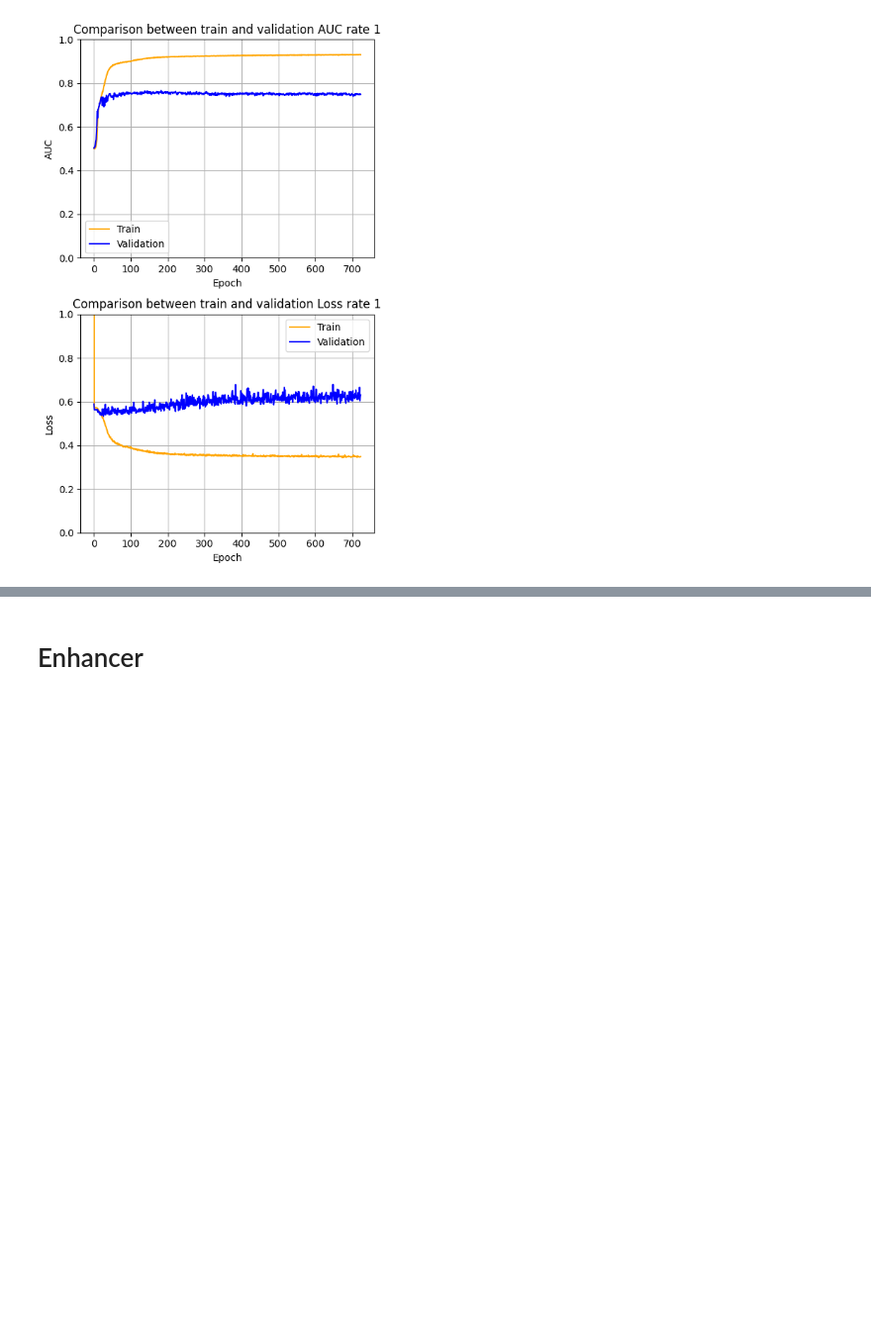
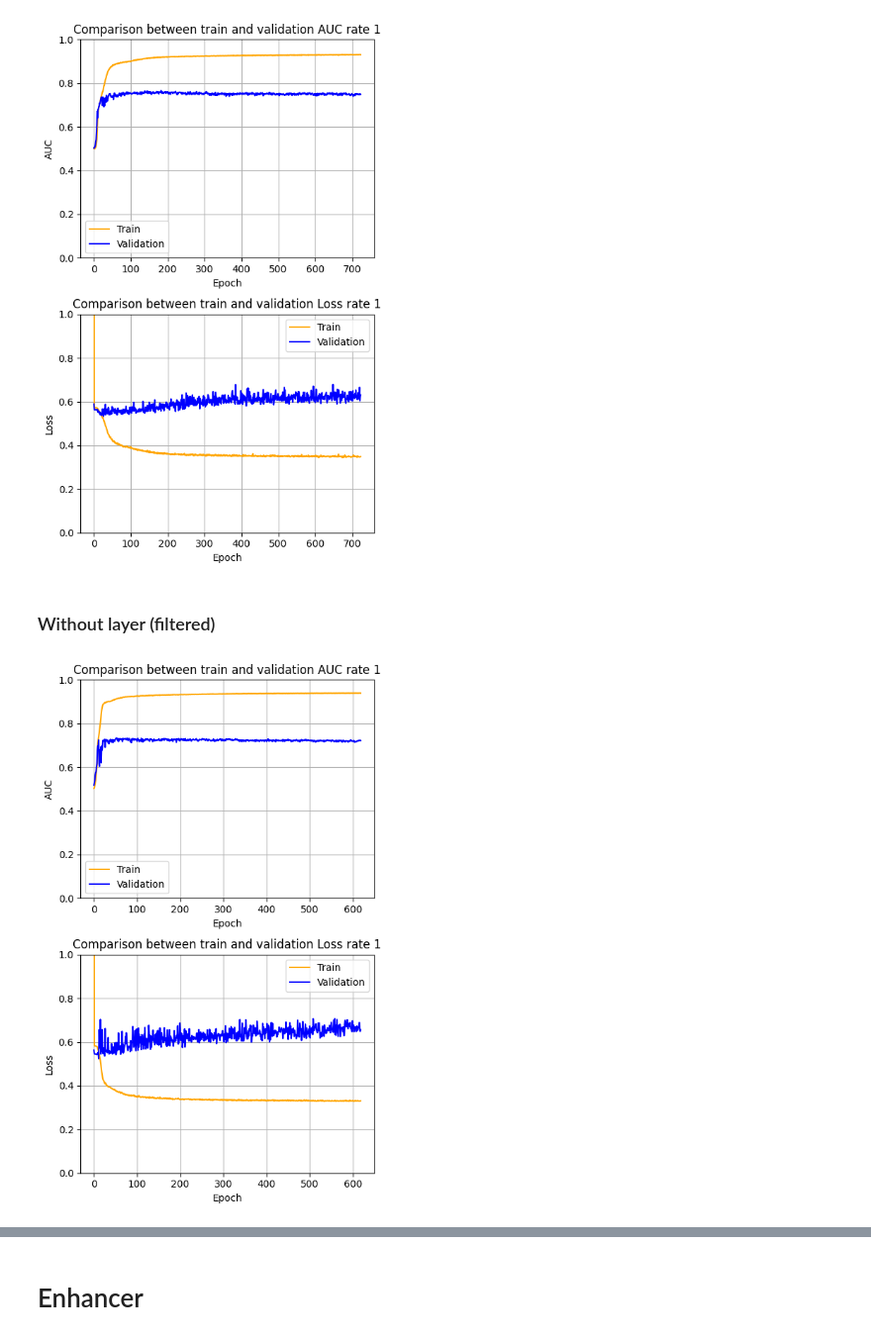
Before and after one commit to Pascal676767/code_scbasset, a Jupyter notebook: source/scBasset/analyse/AUC_Loss.ipynb, the cells around one changed output, grey strips where cells are left out. Shown at 99% size. Drawn from its saved outputs; the diff is of its cells as text; code cells hidden in the pictures; blank space fills up the shorter version.

```diff
--- a/source/analyse/AUC_Loss.ipynb
+++ b/source/scBasset/analyse/AUC_Loss.ipynb
@@ -104,3 +121,12 @@ title_auc = 'Comparison between train and validation AUC rate 1'
 train_validation_comparison(file_path, title_loss, title_auc)
 # %% [output]
 [figure]
+# %% [markdown]
+### Without layer (filtered)
+# %%
+file_path = '../../../results_scbasset/promotor/model/l2_regularization/0_5/test_new_model/history.pickle'
+title_loss = 'Comparison between train and validation Loss rate 1'
+title_auc = 'Comparison between train and validation AUC rate 1'
+train_validation_comparison(file_path, title_loss, title_auc)
+# %% [output]
+[figure, added]
```
Also changed, not shown: parts of 15 cells of this notebook, 22 other files.
